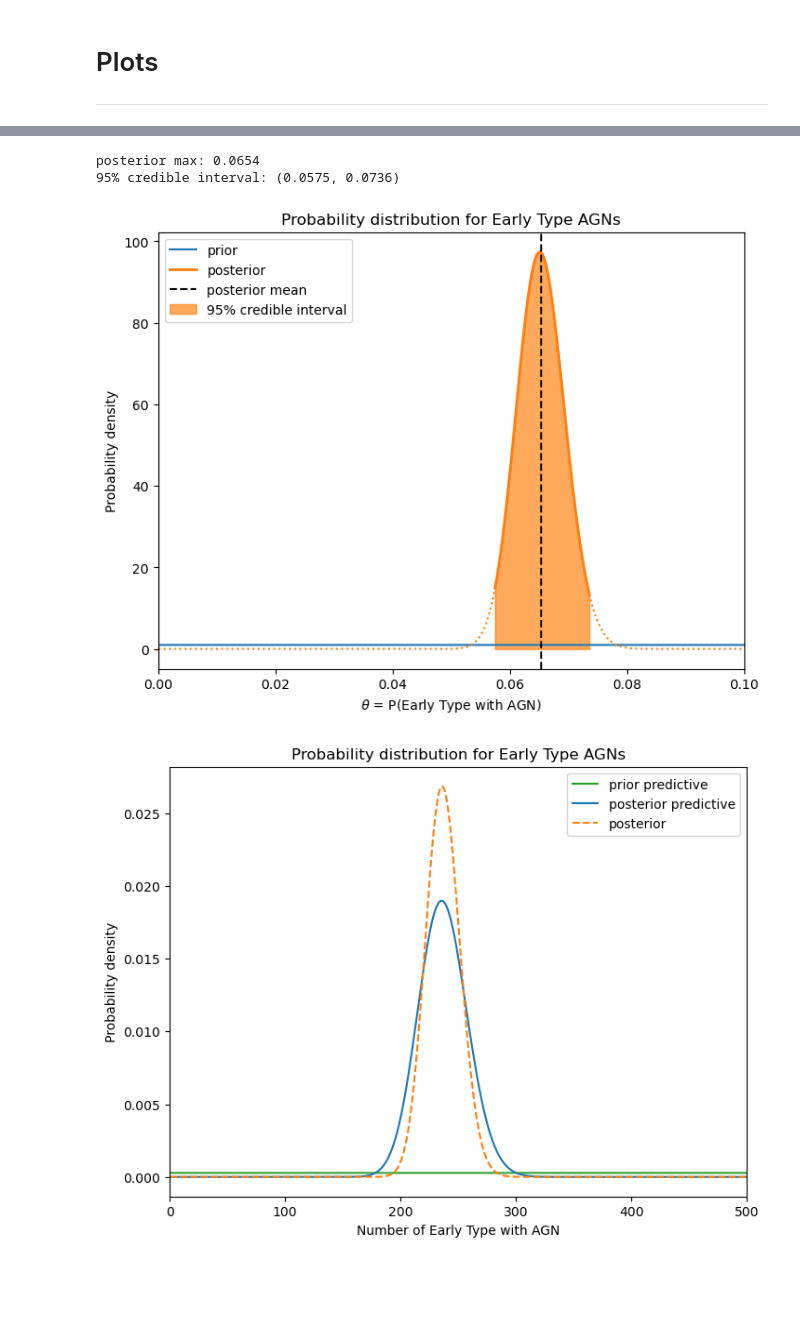
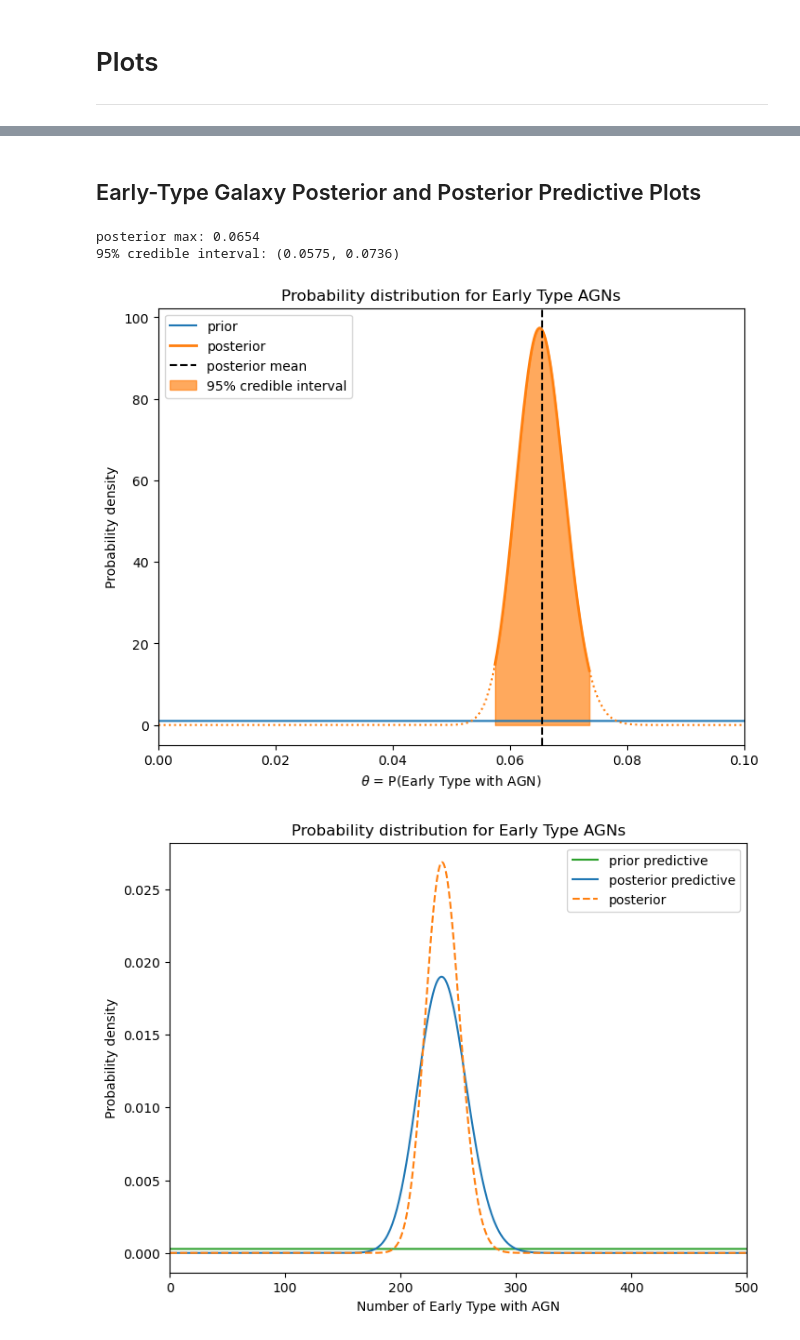
Before and after one commit to joh15016/AST-5731-Project, a Jupyter notebook: project_1/research_project_1.ipynb, the cells around one changed output, grey strips where cells are left out. Cells and saved outputs as stored; diff of their text form; code cells hidden in the pictures; blank space fills up the shorter version.

```diff
--- a/project_1/research_project_1.ipynb
+++ b/project_1/research_project_1.ipynb
@@ -108,15 +102,14 @@ ColDefs(
 )
 # %%
 # group AGN data according to the hosting galaxy types
-
 early_mask = np.isin(agn_data['MANGAID'], early_galaxies['Name'])
-agn_early = agn_data[early_mask]
+early_agn = agn_data[early_mask]
 
 late_mask = np.isin(agn_data['MANGAID'], late_galaxies['Name'])
-agn_late = agn_data[late_mask]
+late_agn = agn_data[late_mask]
 
-print(f"Number of early-type galaxies with AGNs: {len(agn_early)}")
-print(f"Number of late-type galaxies with AGNs: {len(agn_late)}")
+print(f"Number of early-type galaxies with AGNs: {len(early_agn)}")
+print(f"Number of late-type galaxies with AGNs: {len(late_agn)}")
 # %% [output]
 Number of early-type galaxies with AGNs: 236
 Number of late-type galaxies with AGNs: 112
@@ -122,0 +120,16 @@ Number of late-type galaxies with AGNs: 112
+# %%
+# plotting parameters
+x = [0.3, 0.7]
+bar_width = 0.2
+prop_cycle = plt.rcParams['axes.prop_cycle'] # colors
+colors = prop_cycle.by_key()['color']
+
+plt.bar(x[0], len(early_agn), width=bar_width, color=colors[0], label='With AGN')
+plt.bar(x[0], len(early_galaxies) - len(early_agn), width=bar_width, bottom=len(early_agn), color='skyblue', label='Without AGN')
+plt.bar(x[1], len(late_agn), width=bar_width, color=colors[0])
+plt.bar(x[1], len(late_galaxies) - len(late_agn), bottom=len(late_agn), width=bar_width, color='skyblue')
+plt.title('Data Visualization')
+plt.xticks(x, ['Early-type galaxies', 'Late-type galaxies'])
+plt.xlim(0, 1)
+plt.legend()
+plt.show()
@@ -153,10 +236,12 @@ def weighted_quantile(data, weights, q):
+# %% [markdown]
+## Early-Type Galaxy Posterior and Posterior Predictive Plots
 # %%
 # Sample theta from uniform distribution and compute posterior
 N_samples = 100000
-a, b = 1, 1 # 24, 1000
+a, b = 1, 1
 theta = np.sort(beta.rvs(a, b, size=N_samples))
 n = early_galaxies.shape[-1]
-x = agn_early.shape[-1]
+x = early_agn.shape[-1]
 post_dist = posterior(theta, x, n, a, b)
 
 # Set up credible interval
@@ -180,32 +265,32 @@ plt.plot(theta[:lv_ind+1], post_dist[:lv_ind+1],
          linestyle=':', linewidth=1.5, color='C1')
 plt.plot(theta[uv_ind-1:], post_dist[uv_ind-1:],
          linestyle=':', linewidth=1.5, color='C1')
 plt.axvline(mean_theta, color='k', linestyle='--', label='posterior mean')
 plt.fill_between(theta[mid_inds], post_dist[mid_inds], alpha=0.67,
                  label='95% credible interval', color='C1')
 plt.title('Probability distribution for Early Type AGNs')
 plt.xlabel(r'$\theta$ = P(Early Type with AGN)')
 plt.ylabel('Probability density')
 plt.xlim(0.0, 0.1)
 plt.legend()
 # plt.savefig('Early_Type_Posterior.png')
 plt.show()
 
 x_cutoff = 500
 x_new = np.arange(1, x_cutoff)
 plt.figure(figsize=(8, 6))
 plt.plot(x_new, prior_predictive(x_new, theta, n, a, b), label='prior predictive', color='C2')
 plt.plot(x_new, post_predictive(x_new, x, theta, n, a, b), label='posterior predictive', color='C0')
 plt.plot(theta*n, post_dist/trapezoid(post_dist, theta*n), label='posterior', linestyle='--', color='C1')
 plt.title('Probability distribution for Early Type AGNs')
 plt.xlabel('Number of Early Type with AGN')
 plt.ylabel('Probability density')
 plt.xlim(0, x_cutoff)
 plt.legend()
 # plt.savefig('Early_Type_Predicative.png')
 plt.show()
 # %% [output]
 posterior max: 0.0654
 95% credible interval: (0.0575, 0.0736)
-[figure, old version]
+[figure, new version]
 [figure]
```
Also changed, not shown: parts of 19 cells of this notebook, 2 other files.
